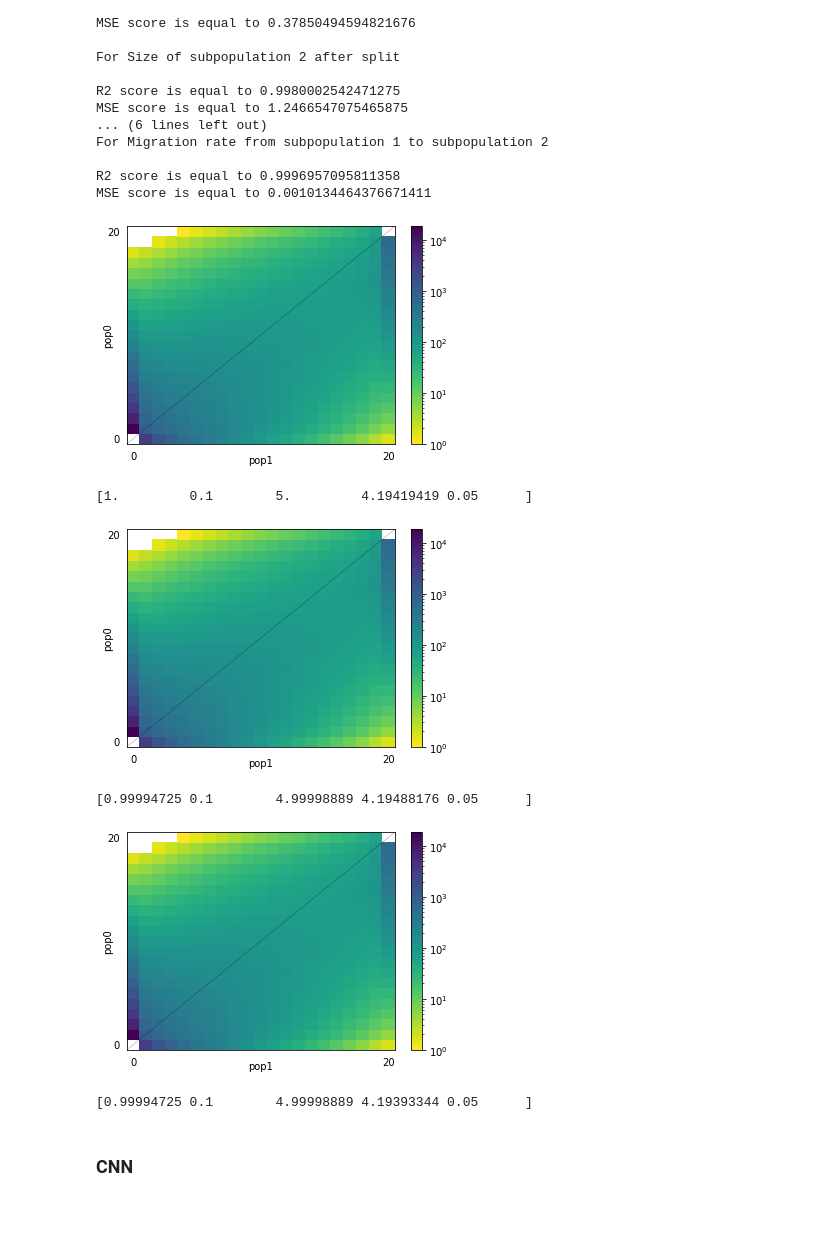
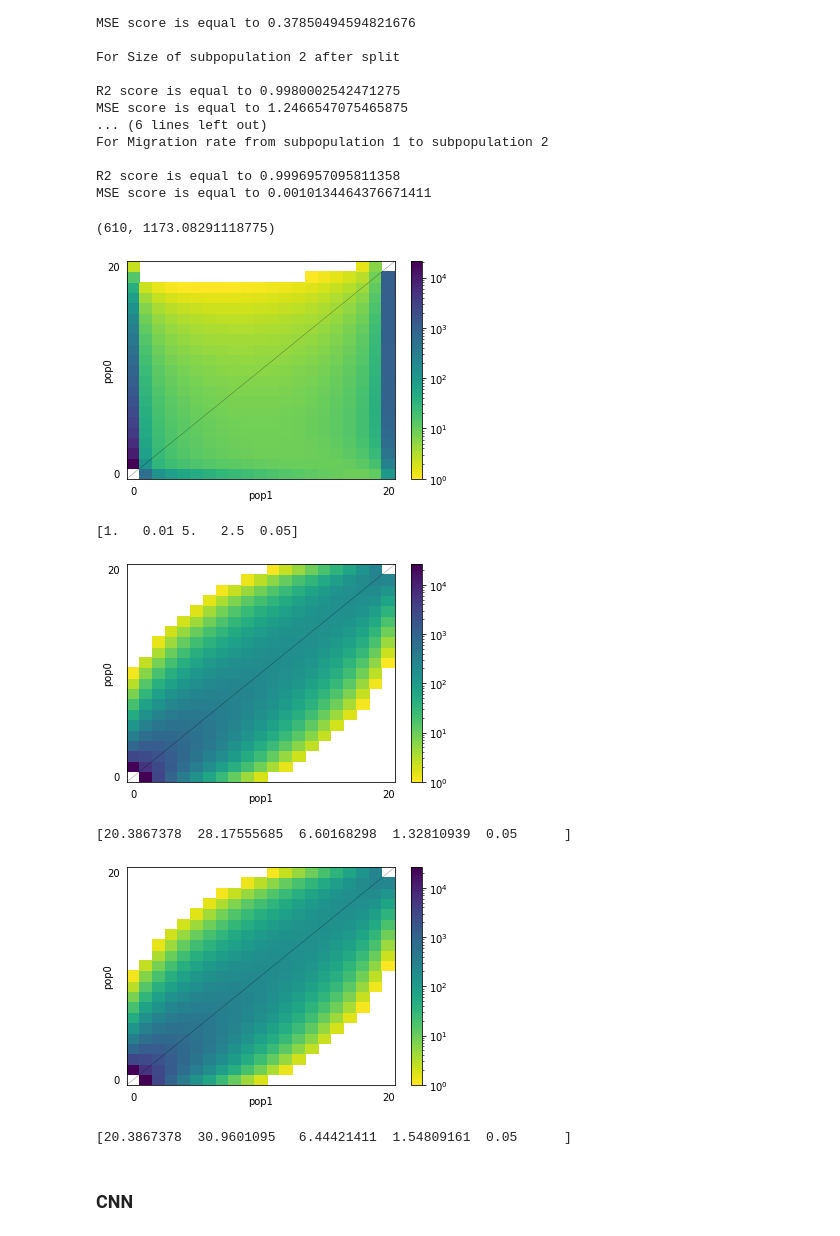
Before and after one commit to lisosoma/ML-for-demographic-inference, a Jupyter notebook: ML_DI_pipeline.ipynb, the cells around one changed output. Saved outputs shown, nothing was run; the diff lists cells and outputs as text; code cells hidden in the pictures.

```diff
--- a/ML_DI_pipeline.ipynb
+++ b/ML_DI_pipeline.ipynb
@@ -410,22 +410,33 @@ For Migration rate from subpopulation 1 to subpopulation 2
 
 R2 score is equal to 0.9996957095811358
 MSE score is equal to 0.0010134464376671411
+# %%
+s_max = 0
+i_max = 0
+for i in range(len(y_pred2)):
+  s = sum((y_pred2[i] - y_test2[i]) ** 2)
+  if s >= s_max:
+    s_max = s
+    i_max = i
+i_max, s_max
+# %% [output]
+(610, 1173.08291118775)
 # %%
-popt = y_test2[100]
+popt = y_test2[610]
 func_ex = dadi.Numerics.make_extrap_log_func(model_func)
 model = func_ex(popt, ns, pts_l)
 data = model * theta
 pylab.figure(i)
 dadi.Plotting.plot_single_2d_sfs(data, vmin = 1)
 pylab.savefig(f'/content/true1.jpeg', dpi=300)
 # %% [output]
-[figure, old version]
+[figure, new version]
 # %%
-print(y_test2[100])
+print(y_test2[610])
 # %% [output]
-[1.         0.1        5.         4.19419419 0.05      ]
+[1.   0.01 5.   2.5  0.05]
 # %%
-popt = y_pred2[100]
+popt = y_pred2[610]
 func_ex = dadi.Numerics.make_extrap_log_func(model_func)
 model = func_ex(popt, ns, pts_l)
 data = model * theta
@@ -433,13 +444,13 @@ pylab.figure(i)
 dadi.Plotting.plot_single_2d_sfs(data, vmin = 1)
 pylab.savefig(f'/content/pred1.jpeg', dpi=300)
 # %% [output]
-[figure, old version]
+[figure, new version]
 # %%
-print(y_pred2[100])
+print(y_pred2[610])
 # %% [output]
-[0.99994725 0.1        4.99998889 4.19488176 0.05      ]
+[20.3867378  28.17555685  6.60168298  1.32810939  0.05      ]
 # %%
-popt = y_pred2c[100]
+popt = y_pred2c[610]
 func_ex = dadi.Numerics.make_extrap_log_func(model_func)
 model = func_ex(popt, ns, pts_l)
 data = model * theta
@@ -447,11 +458,11 @@ pylab.figure(i)
 dadi.Plotting.plot_single_2d_sfs(data, vmin = 1)
 pylab.savefig(f'/content/pred2.jpeg', dpi=300)
 # %% [output]
-[figure, old version]
+[figure, new version]
 # %%
-print(y_pred2c[100])
+print(y_pred2c[610])
 # %% [output]
-[0.99994725 0.1        4.99998889 4.19393344 0.05      ]
+[20.3867378  30.9601095   6.44421411  1.54809161  0.05      ]
 # %% [markdown]
 ### CNN
 # %%
```
